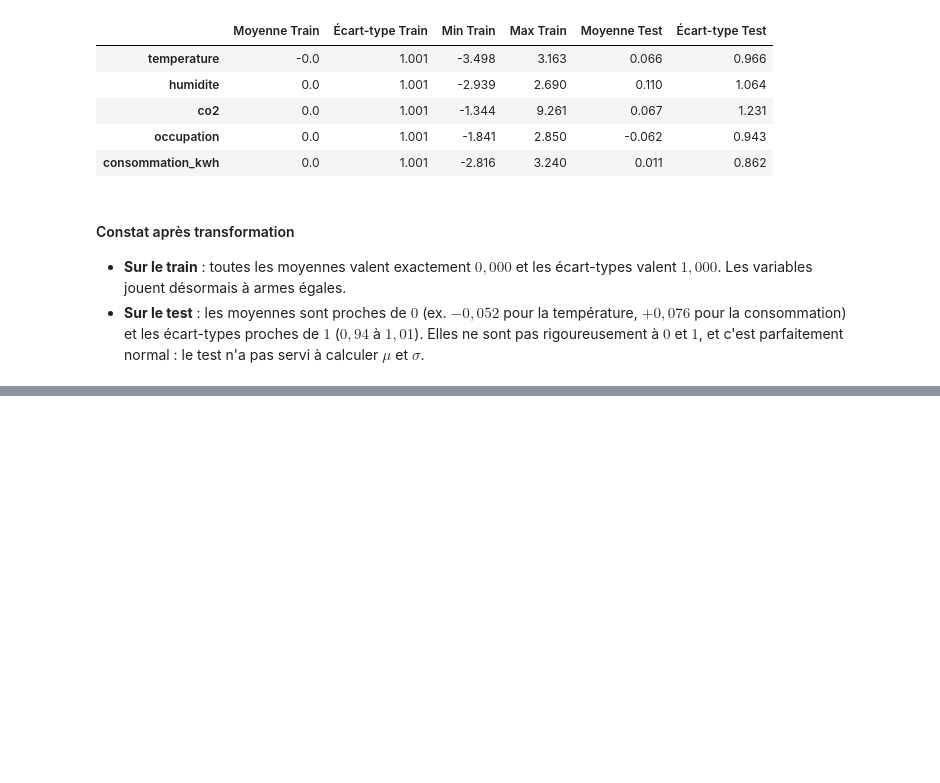
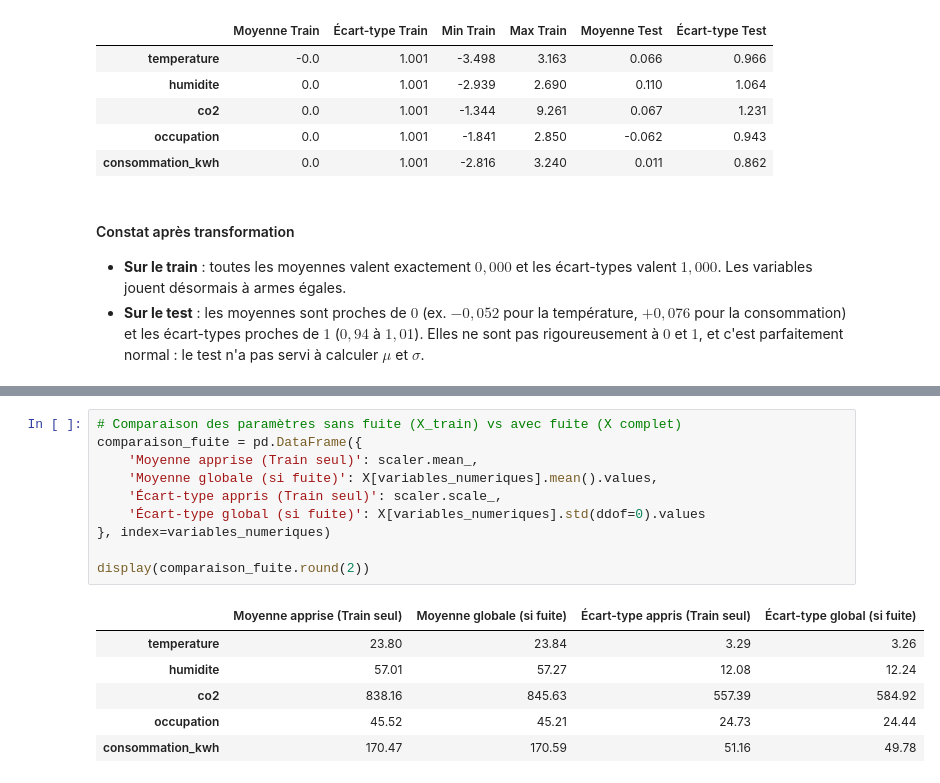
Before and after one commit to Abdouaziz2/atelier-prepa-donnees-tab, a Jupyter notebook: notebook/atelier-prepa-donnees-tab.ipynb, the cells around one changed output, grey strips where cells are left out. Cells and saved outputs as stored; diff of their text form; blank space fills up the shorter version.

Commit message:
Partie 5 – Mise à l'échelle:3)Pourquoi ne doit-on pas calculer la moyenne et l'écart-type à partir du dataset complet

```diff
--- a/notebook/atelier-prepa-donnees-tab.ipynb
+++ b/notebook/atelier-prepa-donnees-tab.ipynb
@@ -1613,0 +1626,17 @@ display(stats_apres.round(3))
+# %%
+# Comparaison des paramètres sans fuite (X_train) vs avec fuite (X complet)
+comparaison_fuite = pd.DataFrame({
+    'Moyenne apprise (Train seul)': scaler.mean_,
+    'Moyenne globale (si fuite)': X[variables_numeriques].mean().values,
+    'Écart-type appris (Train seul)': scaler.scale_,
+    'Écart-type global (si fuite)': X[variables_numeriques].std(ddof=0).values
+}, index=variables_numeriques)
+
+display(comparaison_fuite.round(2))
+# %% [output]
+|  | Moyenne apprise (Train seul) | Moyenne globale (si fuite) | Écart-type appris (Train seul) | Écart-type global (si fuite) |
+| temperature | 23.80 | 23.84 | 3.29 | 3.26 |
+| humidite | 57.01 | 57.27 | 12.08 | 12.24 |
+| co2 | 838.16 | 845.63 | 557.39 | 584.92 |
+| occupation | 45.52 | 45.21 | 24.73 | 24.44 |
+| consommation_kwh | 170.47 | 170.59 | 51.16 | 49.78 |
```
Also changed, not shown: parts of 1 cell of this notebook.
